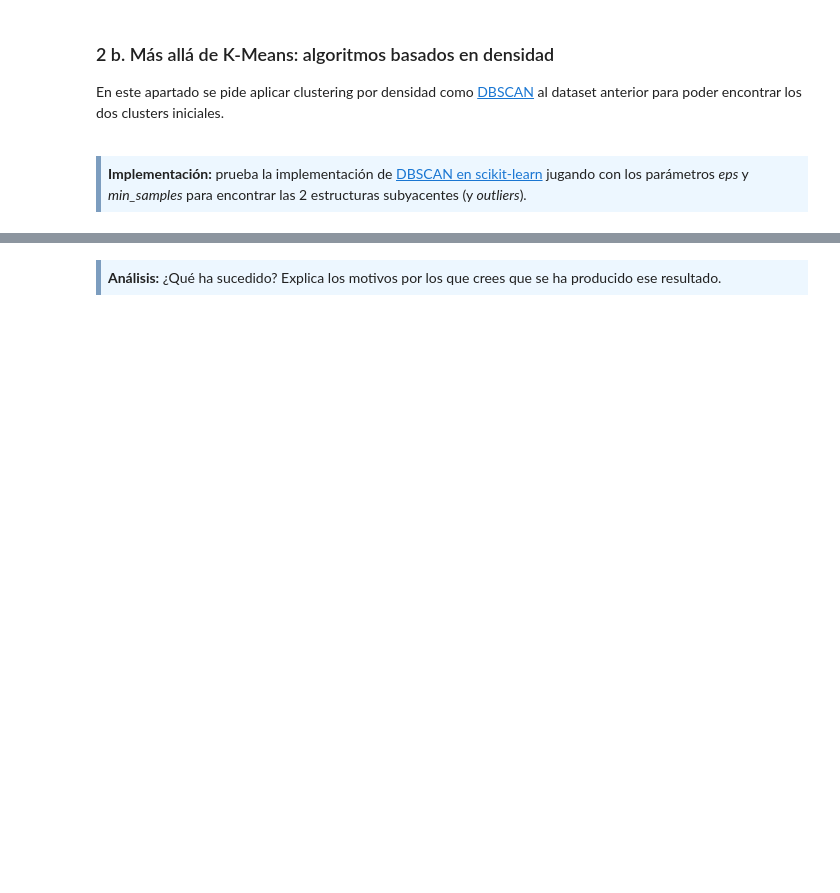
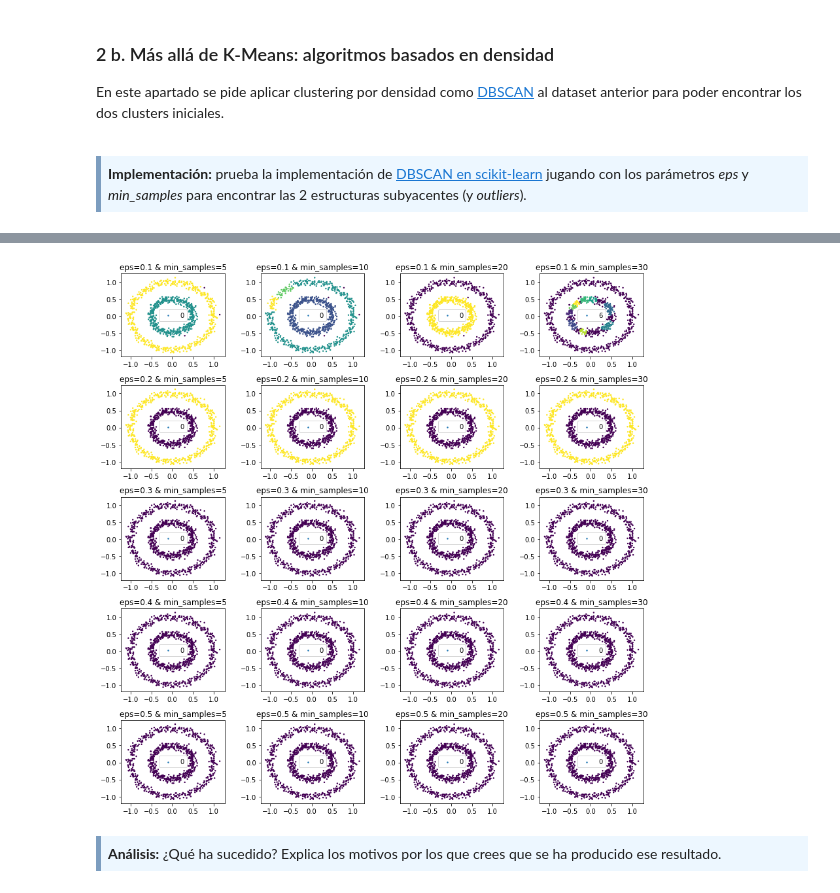
Before and after one commit to VictorColome/MD2_PEC2, a Jupyter notebook: victorcolomec-PEC2.ipynb, the cells around one changed output, grey strips where cells are left out. Drawn from its saved outputs; the diff is of its cells as text; code cells hidden in the pictures; blank space fills up the shorter version.

```diff
--- a/victorcolomec-PEC2.ipynb
+++ b/victorcolomec-PEC2.ipynb
@@ -339,3 +346,21 @@ plot_dbscan(0.3, 20)
+# %%
+eps = [0.1, 0.2, 0.3, 0.4, 0.5]
+min_samples = [5, 10, 20, 30]
+fig, axs = plt.subplots(len(eps), len(min_samples), figsize=(12, 12))
+i = 0
+for ep in eps:
+    j = 0
+    for min_sample in min_samples:
+        y_pred = cluster.DBSCAN(eps=ep, min_samples=min_sample).fit_predict(X)
+        axs[i,j].scatter(X[:,0], X[:,1], c=y_pred, s=2)
+        axs[i,j].set_title('eps={} & min_samples={}'.format(ep, min_sample))
+        axs[i,j].legend([y_pred])
+        j += 1
+    i += 1
+plt.tight_layout()
+plt.show()
+# %% [output]
+[figure, added]
 # %% [markdown]
 <div style="background-color: #EDF7FF; border-color: #7C9DBF; border-left: 5px solid #7C9DBF; padding: 0.5em;">
 <strong>Análisis:</strong> ¿Qué ha sucedido? Explica los motivos por los que crees que se ha producido ese resultado.
```
Also changed, not shown: parts of 22 cells of this notebook.
